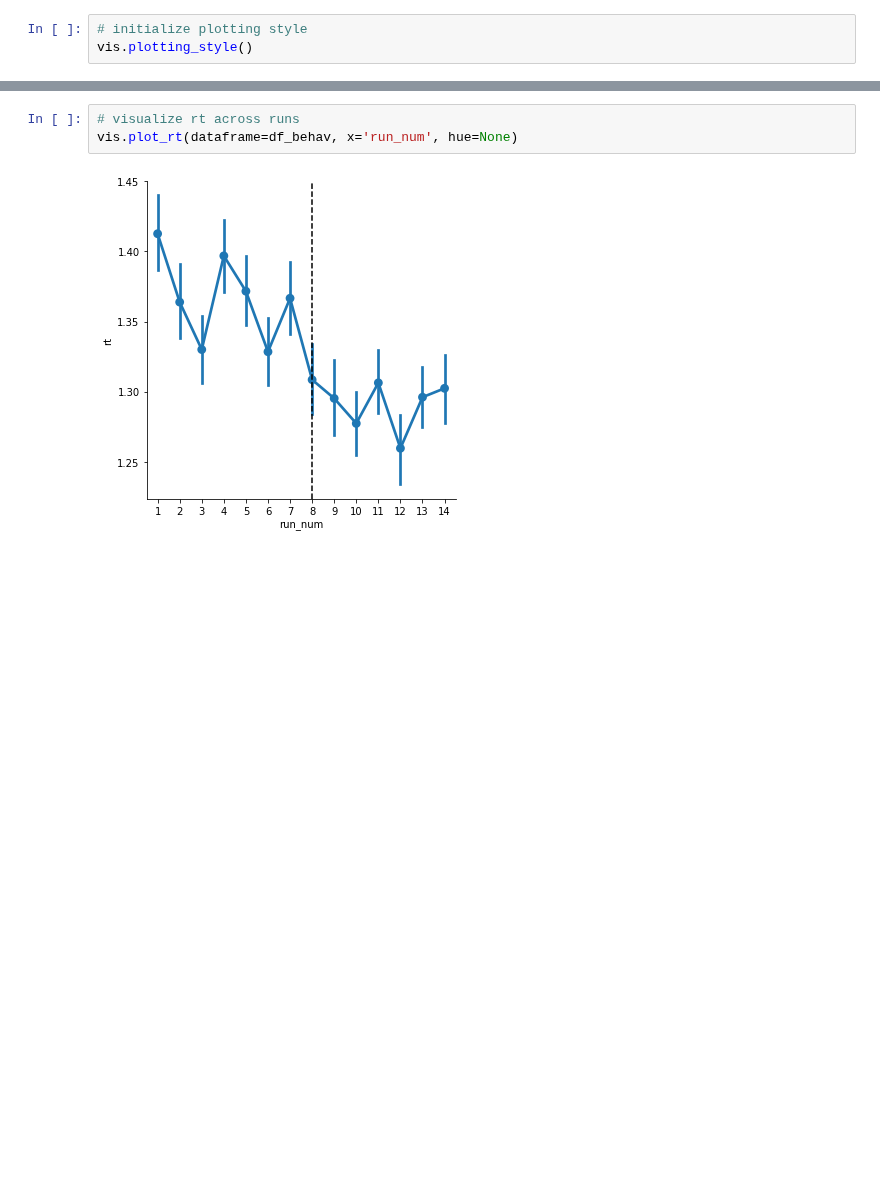
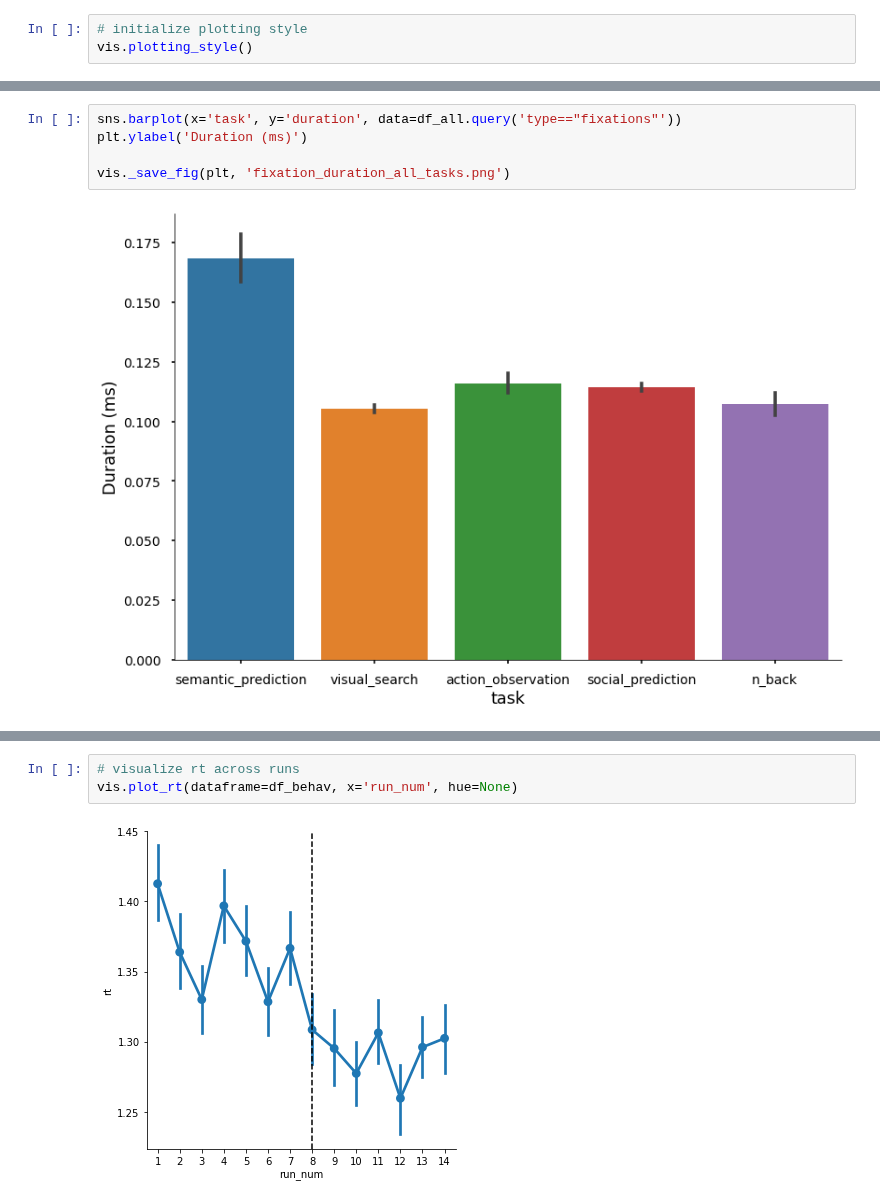
Before and after one commit to maedbhk/action_prediction, a Jupyter notebook: notebooks/1.0-mk-social_prediction.ipynb, the cells around one changed output, grey strips where cells are left out. Cells and saved outputs as stored; diff of their text form; blank space fills up the shorter version.

```diff
--- a/notebooks/1.0-mk-social_prediction.ipynb
+++ b/notebooks/1.0-mk-social_prediction.ipynb
@@ -37,2 +62,9 @@ vis.plotting_style()
+# %%
+sns.barplot(x='task', y='duration', data=df_all.query('type=="fixations"'))
+plt.ylabel('Duration (ms)')
+
+vis._save_fig(plt, 'fixation_duration_all_tasks.png')
+# %% [output]
+[figure, added]
 # %%
 # visualize accuracy across runs
```
Also changed, not shown: parts of 8 cells of this notebook, 15 other files.
